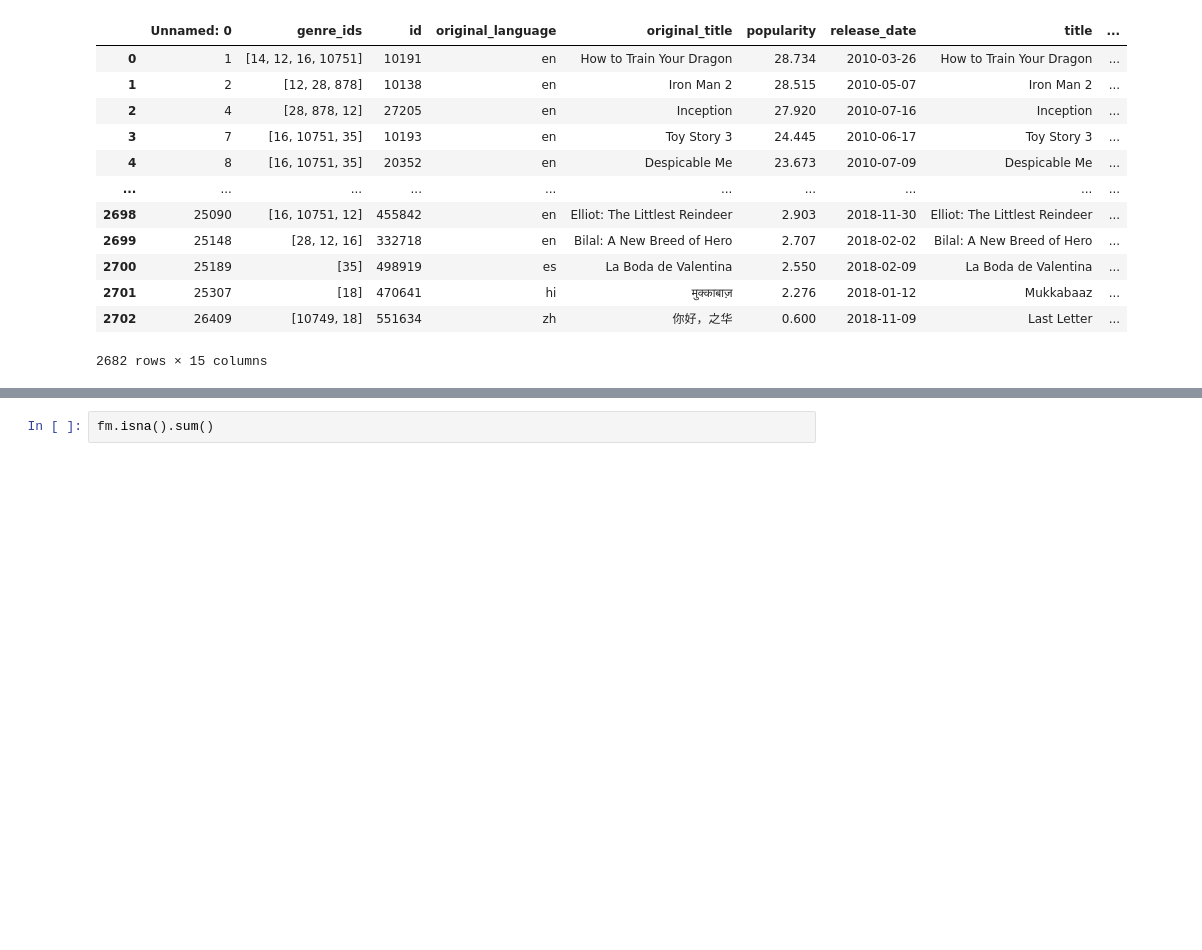
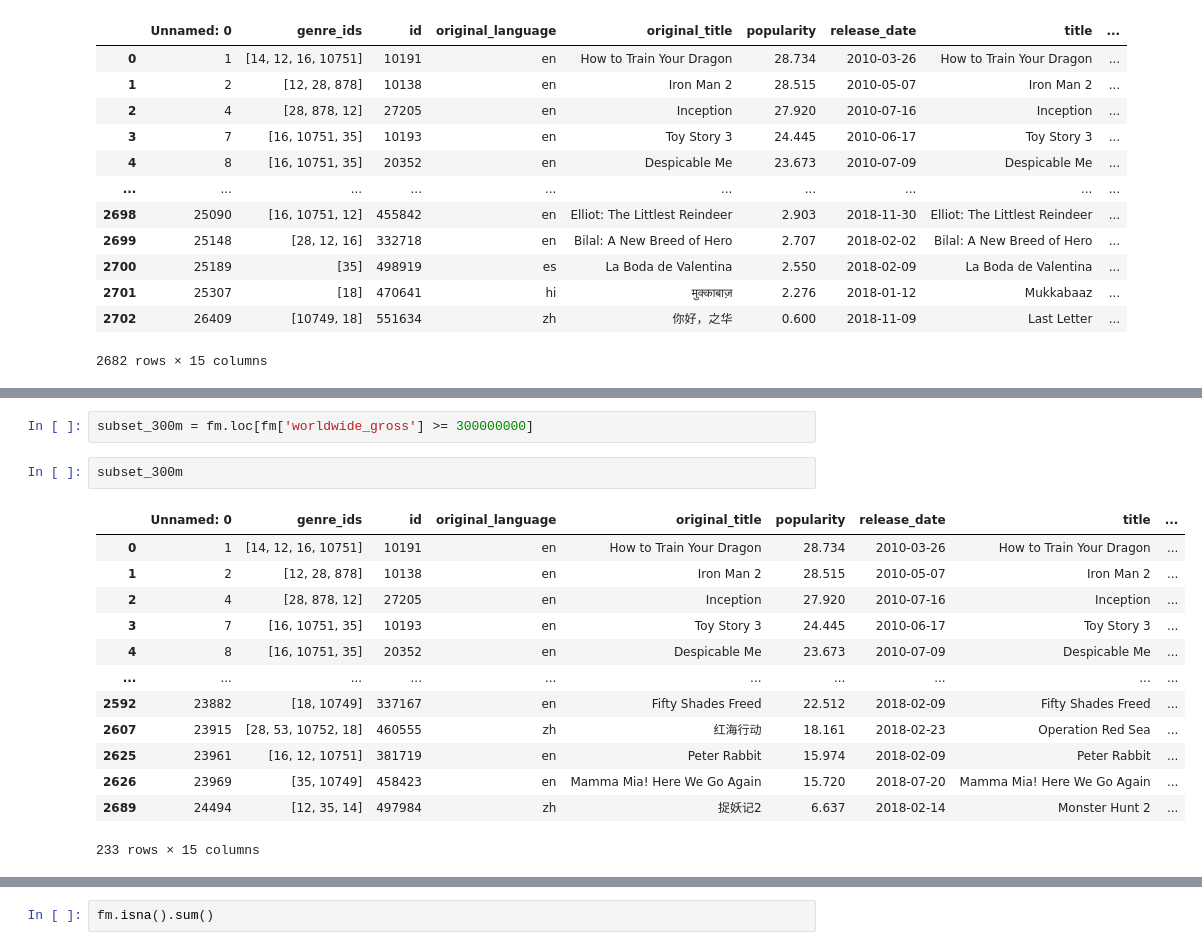
Before and after one commit to srinir301/Microsoft-Movie-Studio-Recommendations, a Jupyter notebook: Srini/student.ipynb, the cells around one changed output, grey strips where cells are left out. Cells and saved outputs as stored; diff of their text form; blank space fills up the shorter version.

```diff
--- a/Srini/student.ipynb
+++ b/Srini/student.ipynb
@@ -435,0 +471,18 @@ sns.scatterplot(x = fm['studio'], y = fm['worldwide_gross']);
+# %%
+subset_300m = fm.loc[fm['worldwide_gross'] >= 300000000]
+# %%
+subset_300m
+# %% [output]
+|  | Unnamed: 0 | genre_ids | id | original_language | original_title | popularity | release_date | title | ... |
+| 0 | 1 | [14, 12, 16, 10751] | 10191 | en | How to Train Your Dragon | 28.734 | 2010-03-26 | How to Train Your Dragon | ... |
+| 1 | 2 | [12, 28, 878] | 10138 | en | Iron Man 2 | 28.515 | 2010-05-07 | Iron Man 2 | ... |
+| 2 | 4 | [28, 878, 12] | 27205 | en | Inception | 27.920 | 2010-07-16 | Inception | ... |
+| 3 | 7 | [16, 10751, 35] | 10193 | en | Toy Story 3 | 24.445 | 2010-06-17 | Toy Story 3 | ... |
+| 4 | 8 | [16, 10751, 35] | 20352 | en | Despicable Me | 23.673 | 2010-07-09 | Despicable Me | ... |
+| ... | ... | ... | ... | ... | ... | ... | ... | ... | ... |
+| 2592 | 23882 | [18, 10749] | 337167 | en | Fifty Shades Freed | 22.512 | 2018-02-09 | Fifty Shades Freed | ... |
+| 2607 | 23915 | [28, 53, 10752, 18] | 460555 | zh | 红海行动 | 18.161 | 2018-02-23 | Operation Red Sea | ... |
+| 2625 | 23961 | [16, 12, 10751] | 381719 | en | Peter Rabbit | 15.974 | 2018-02-09 | Peter Rabbit | ... |
+| 2626 | 23969 | [35, 10749] | 458423 | en | Mamma Mia! Here We Go Again | 15.720 | 2018-07-20 | Mamma Mia! Here We Go Again | ... |
+| 2689 | 24494 | [12, 35, 14] | 497984 | zh | 捉妖记2 | 6.637 | 2018-02-14 | Monster Hunt 2 | ... |
+233 rows × 15 columns
```
Also changed, not shown: parts of 12 cells of this notebook, 1 other file.
